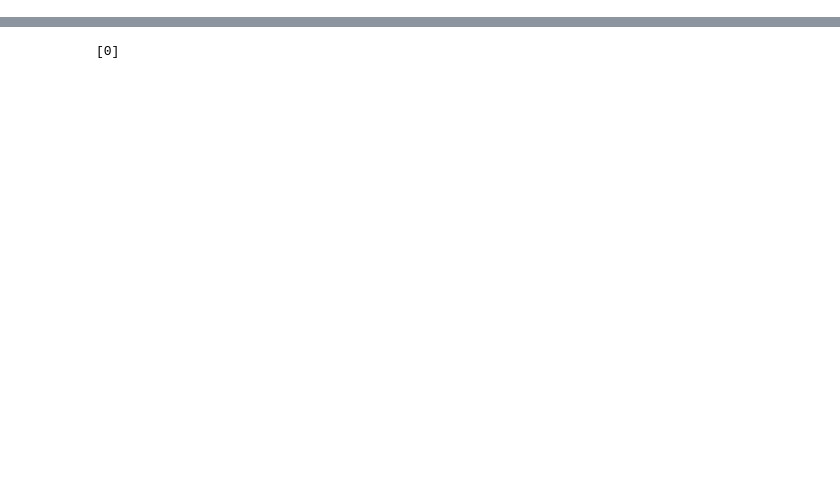
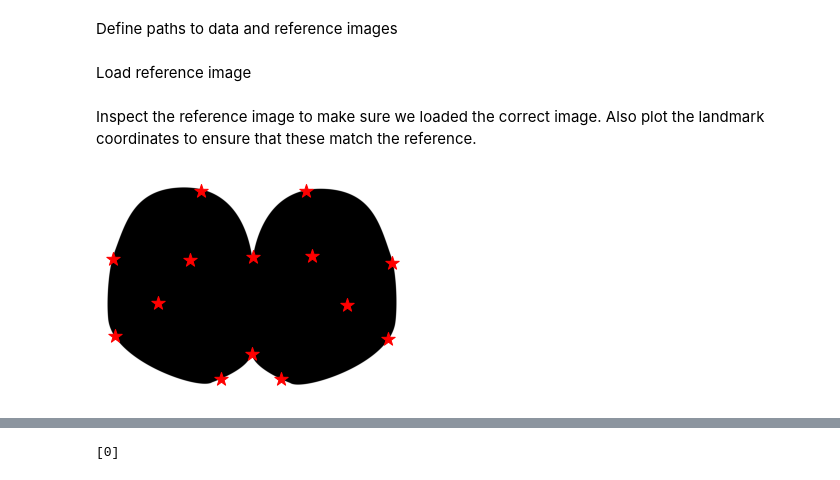
Before and after one commit to almaan/eggplant, a Jupyter notebook: notebooks/mob-full-analysis.ipynb, the cells around one changed output, grey strips where cells are left out. Drawn from its saved outputs; the diff is of its cells as text; code cells hidden in the pictures; blank space fills up the shorter version.

```diff
--- a/notebooks/mob-full-analysis.ipynb
+++ b/notebooks/mob-full-analysis.ipynb
@@ -30 +35,3 @@ rcParams["figure.facecolor"] = "None"
+# %% [markdown]
+Define paths to data and reference images
 # %%
@@ -34,3 +41,19 @@ REF_LMK_PTH = "/home/alma/w-projects/ccf/rsc/ref/science-mob/science-mob_landmar
+# %% [markdown]
+Load reference image
 # %%
 ref_img = Image.open(REF_IMG_PTH)
 ref_lmk = pd.read_csv(REF_LMK_PTH,sep="\t",header = 0,index_col =0)
+# %% [markdown]
+Inspect the reference image to make sure we loaded the correct image. Also plot the landmark coordinates to ensure that these match the reference.
+# %%
+plt.imshow(ref_img)
+plt.scatter(ref_lmk.values[:,0],
+            ref_lmk.values[:,1],
+            marker = "*",
+            c = "red",
+            s = 200,
+           )
+plt.axis("off")
+plt.show()
+# %% [output]
+[figure, added]
```
Also changed, not shown: parts of 37 cells of this notebook.
